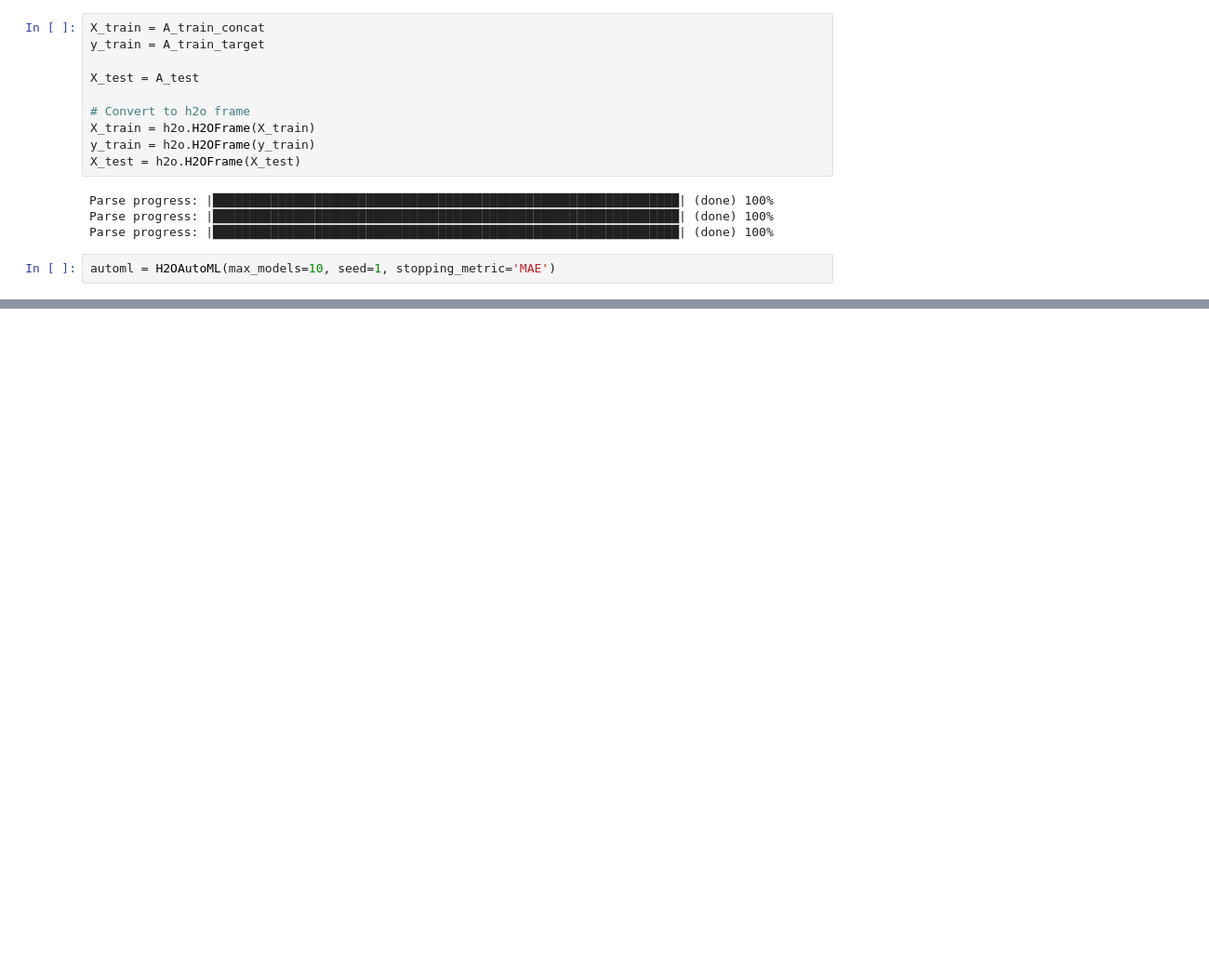
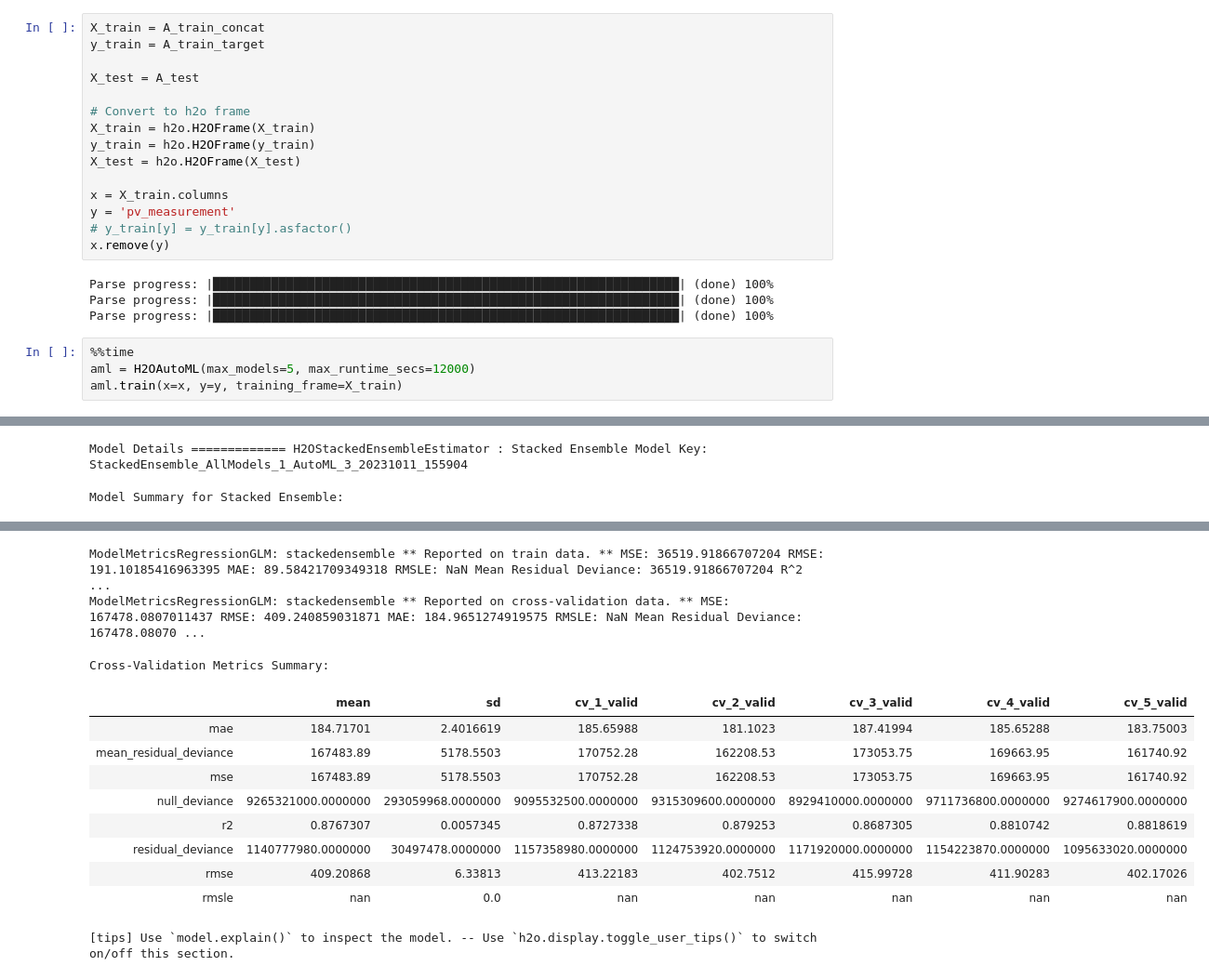
Before and after one commit to stinkyElias/TDT4173-ML, a Jupyter notebook: h2o_autoML.ipynb, the cells around one changed output, grey strips where cells are left out. Shown: that part at 93% size. Cells and saved outputs as stored; diff of their text form; blank space fills up the shorter version.

```diff
--- a/h2o_autoML.ipynb
+++ b/h2o_autoML.ipynb
@@ -110,9 +220,17 @@ X_test = A_test
 X_train = h2o.H2OFrame(X_train)
 y_train = h2o.H2OFrame(y_train)
 X_test = h2o.H2OFrame(X_test)
+
+x = X_train.columns
+y = 'pv_measurement'
+# y_train[y] = y_train[y].asfactor()
+x.remove(y)
 # %% [output]
 Parse progress: |████████████████████████████████████████████████████████████████| (done) 100%
 Parse progress: |████████████████████████████████████████████████████████████████| (done) 100%
 Parse progress: |████████████████████████████████████████████████████████████████| (done) 100%
-# %%
-automl = H2OAutoML(max_models=10, seed=1, stopping_metric='MAE')
+# %%
+%%time
+aml = H2OAutoML(max_models=5, max_runtime_secs=12000)
+aml.train(x=x, y=y, training_frame=X_train)
+# %% [output]
@@ -118,0 +254,2 @@ automl = H2OAutoML(max_models=10, seed=1, stopping_metric='MAE')
+Model Details ============= H2OStackedEnsembleEstimator : Stacked Ensemble Model Key: StackedEnsemble_AllModels_1_AutoML_3_20231011_155904
+Model Summary for Stacked Ensemble:
@@ -118,0 +268,13 @@ automl = H2OAutoML(max_models=10, seed=1, stopping_metric='MAE')
+ModelMetricsRegressionGLM: stackedensemble ** Reported on train data. ** MSE: 36519.91866707204 RMSE: 191.10185416963395 MAE: 89.58421709349318 RMSLE: NaN Mean Residual Deviance: 36519.91866707204 R^2 ...
+ModelMetricsRegressionGLM: stackedensemble ** Reported on cross-validation data. ** MSE: 167478.0807011437 RMSE: 409.240859031871 MAE: 184.9651274919575 RMSLE: NaN Mean Residual Deviance: 167478.08070 ...
+Cross-Validation Metrics Summary:
+|  | mean | sd | cv_1_valid | cv_2_valid | cv_3_valid | cv_4_valid | cv_5_valid |
+| mae | 184.71701 | 2.4016619 | 185.65988 | 181.1023 | 187.41994 | 185.65288 | 183.75003 |
+| mean_residual_deviance | 167483.89 | 5178.5503 | 170752.28 | 162208.53 | 173053.75 | 169663.95 | 161740.92 |
+| mse | 167483.89 | 5178.5503 | 170752.28 | 162208.53 | 173053.75 | 169663.95 | 161740.92 |
+| null_deviance | 9265321000.0000000 | 293059968.0000000 | 9095532500.0000000 | 9315309600.0000000 | 8929410000.0000000 | 9711736800.0000000 | 9274617900.0000000 |
+| r2 | 0.8767307 | 0.0057345 | 0.8727338 | 0.879253 | 0.8687305 | 0.8810742 | 0.8818619 |
+| residual_deviance | 1140777980.0000000 | 30497478.0000000 | 1157358980.0000000 | 1124753920.0000000 | 1171920000.0000000 | 1154223870.0000000 | 1095633020.0000000 |
+| rmse | 409.20868 | 6.33813 | 413.22183 | 402.7512 | 415.99728 | 411.90283 | 402.17026 |
+| rmsle | nan | 0.0 | nan | nan | nan | nan | nan |
+[tips] Use `model.explain()` to inspect the model. -- Use `h2o.display.toggle_user_tips()` to switch on/off this section.
```
Also changed, not shown: parts of 10 cells of this notebook, 1 other file.
